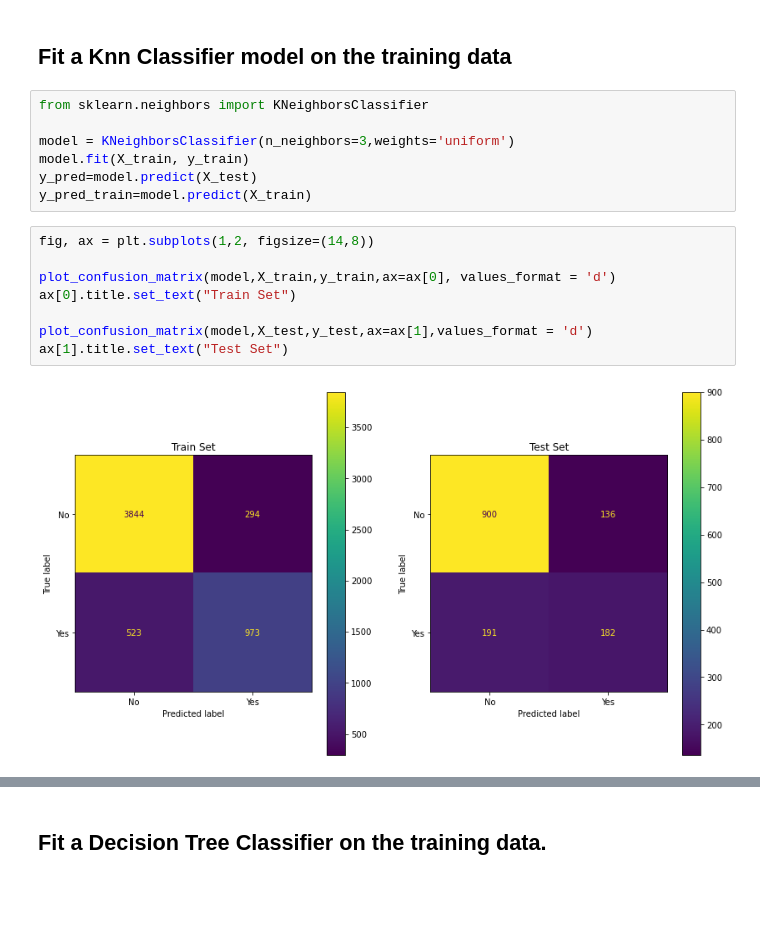
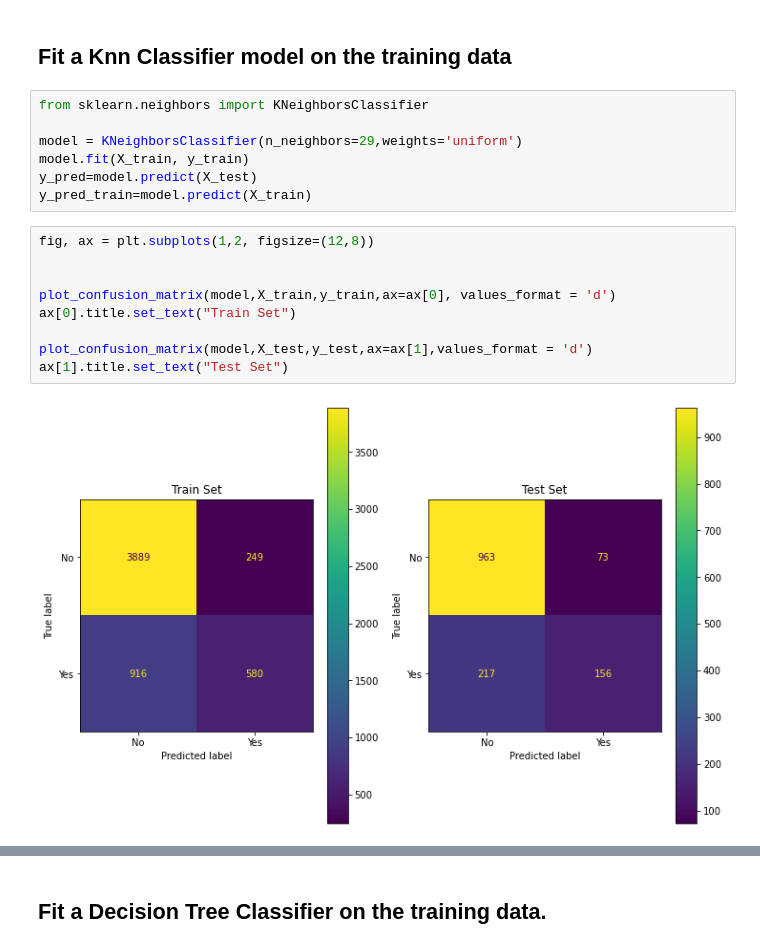
Before and after one commit to ChristinIskander/Classlabs, a Jupyter notebook: week 7/Tuesday 03.05.2022/Customer Churn-Handling Imbalanced Data.ipynb, the cells around one changed output, grey strips where cells are left out. Saved outputs shown, nothing was run; the diff lists cells and outputs as text; blank space fills up the shorter version.

```diff
--- a/week 7/Tuesday 03.05.2022/Customer Churn-Handling Imbalanced Data.ipynb
+++ b/week 7/Tuesday 03.05.2022/Customer Churn-Handling Imbalanced Data.ipynb
@@ -252,20 +252,21 @@ Confusion matrix for the test set
 # %%
 from sklearn.neighbors import KNeighborsClassifier
 
-model = KNeighborsClassifier(n_neighbors=3,weights='uniform')
+model = KNeighborsClassifier(n_neighbors=29,weights='uniform')
 model.fit(X_train, y_train)
 y_pred=model.predict(X_test)
 y_pred_train=model.predict(X_train)
 # %%
-fig, ax = plt.subplots(1,2, figsize=(14,8))
+fig, ax = plt.subplots(1,2, figsize=(12,8))
+
 
 plot_confusion_matrix(model,X_train,y_train,ax=ax[0], values_format = 'd')
 ax[0].title.set_text("Train Set")
 
 plot_confusion_matrix(model,X_test,y_test,ax=ax[1],values_format = 'd')
 ax[1].title.set_text("Test Set")
 # %% [output]
-[figure, old version]
+[figure, new version]
 # %%
 knn = pd.DataFrame()
 
```
Also changed, not shown: parts of 5 cells of this notebook.
